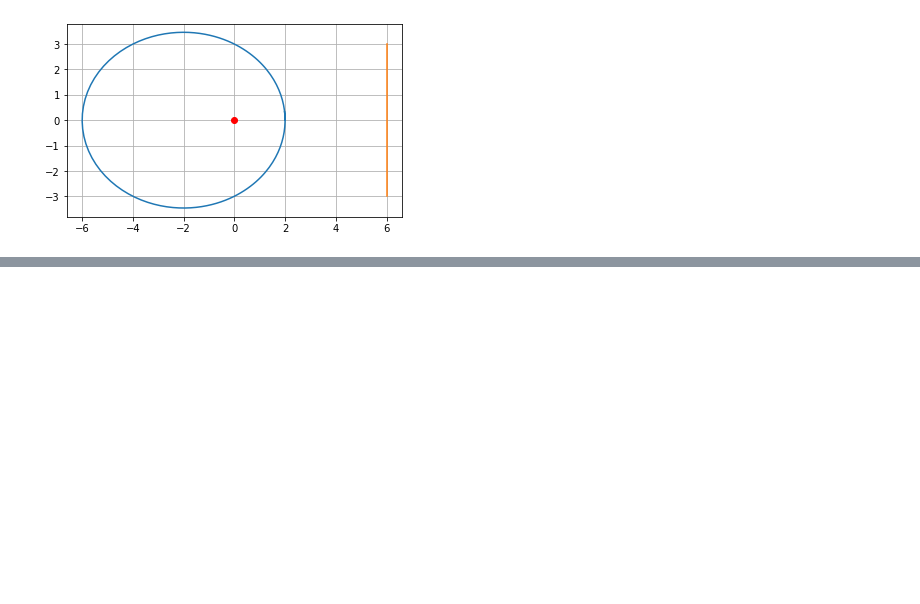
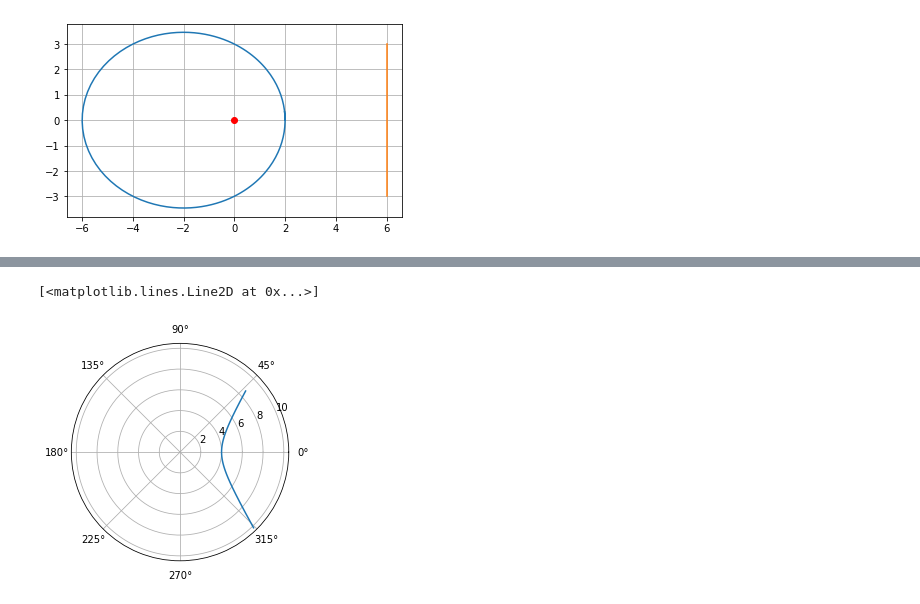
Before and after one commit to patonelli/map2110-modelagem, a Jupyter notebook: conicas2.ipynb, the cells around one changed output, grey strips where cells are left out. Cells and saved outputs as stored; diff of their text form; code cells hidden in the pictures; blank space fills up the shorter version.

```diff
--- a/conicas2.ipynb
+++ b/conicas2.ipynb
@@ -81,0 +113,8 @@ plt.savefig('conica4.png',format="png")
+# %%
+theta4=np.arange(-0.8,0.8,0.05)
+r4= lambda x : 4/(2*np.cos(x)-1)
+ax4=plt.subplot(111,projection="polar")
+ax4.plot(theta4,r4(theta4))
+# %% [output]
+[<matplotlib.lines.Line2D at 0x...>]
+[figure, added]
```
Also changed, not shown: parts of 6 cells of this notebook.
